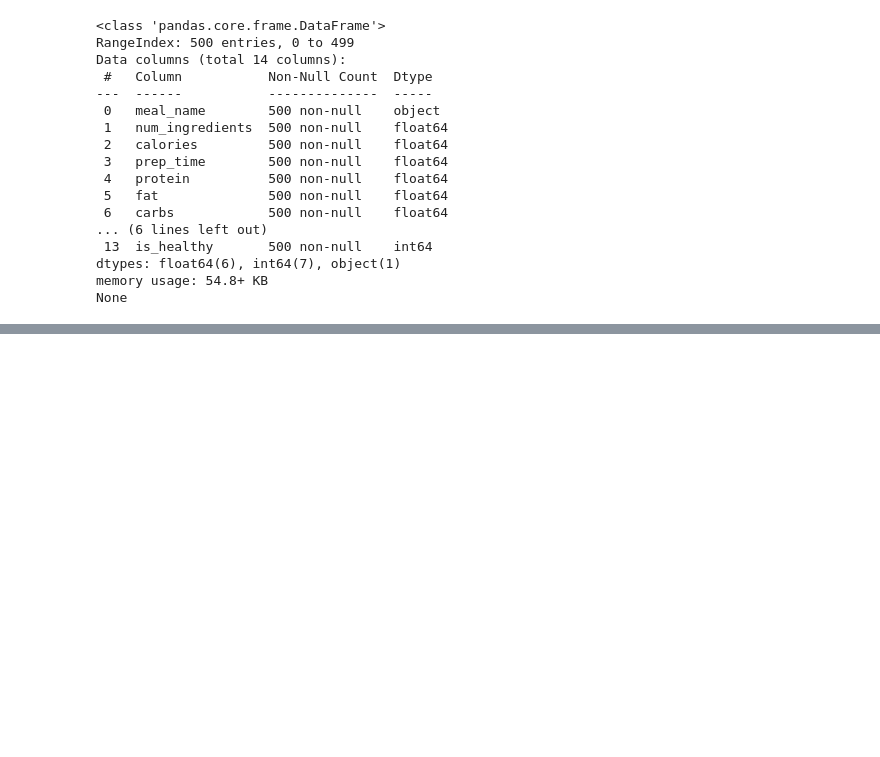
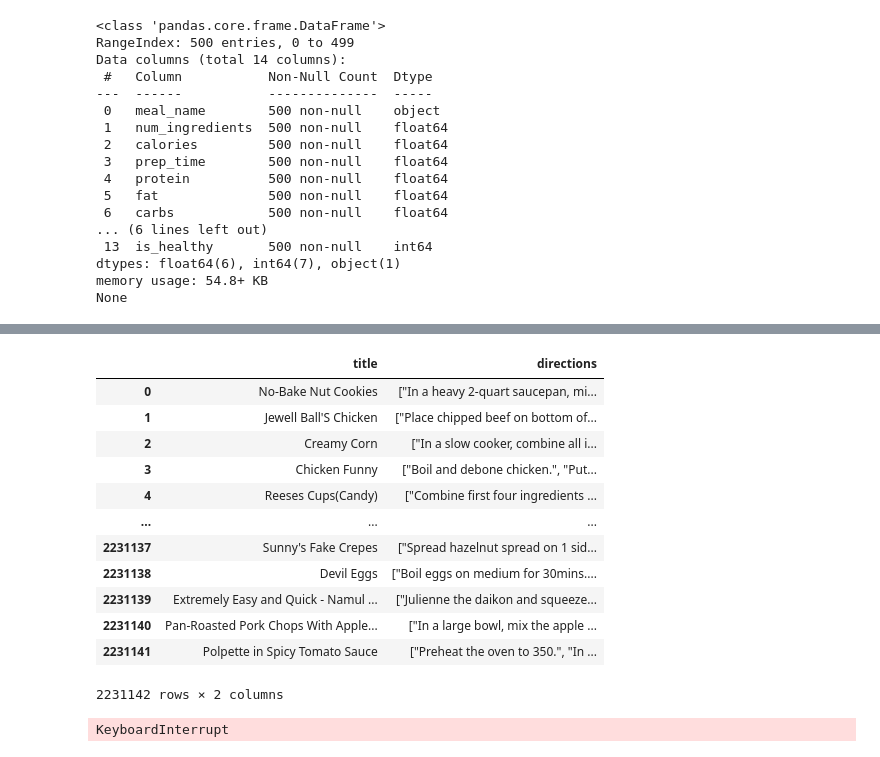
Before and after one commit to barbosa-wellington/AI-Planning-D-APP, a Jupyter notebook: ai_pipeline/notebooks/EDA-Data.ipynb, the cells around one changed output, grey strips where cells are left out. Saved outputs shown, nothing was run; the diff lists cells and outputs as text; code cells hidden in the pictures; blank space fills up the shorter version.

```diff
--- a/ai_pipeline/notebooks/EDA-Data.ipynb
+++ b/ai_pipeline/notebooks/EDA-Data.ipynb
@@ -125,0 +221,16 @@ df_meal_plans.head(10)
+# %%
+df_recipes_NGL[['title','directions']]
+# %% [output]
+|  | title | directions |
+| 0 | No-Bake Nut Cookies | ["In a heavy 2-quart saucepan, mi... |
+| 1 | Jewell Ball'S Chicken | ["Place chipped beef on bottom of... |
+| 2 | Creamy Corn | ["In a slow cooker, combine all i... |
+| 3 | Chicken Funny | ["Boil and debone chicken.", "Put... |
+| 4 | Reeses Cups(Candy) | ["Combine first four ingredients ... |
+| ... | ... | ... |
+| 2231137 | Sunny's Fake Crepes | ["Spread hazelnut spread on 1 sid... |
+| 2231138 | Devil Eggs | ["Boil eggs on medium for 30mins.... |
+| 2231139 | Extremely Easy and Quick - Namul ... | ["Julienne the daikon and squeeze... |
+| 2231140 | Pan-Roasted Pork Chops With Apple... | ["In a large bowl, mix the apple ... |
+| 2231141 | Polpette in Spicy Tomato Sauce | ["Preheat the oven to 350.", "In ... |
+2231142 rows × 2 columns
@@ -125,0 +251,6 @@ df_meal_plans.head(10)
+# %%
+df = df_recipes_NGL.apply(create_rec_string_col, axis=1)
+df = df.filter(['rec_string'])
+df
+# %% [output]
+KeyboardInterrupt
```
Also changed, not shown: parts of 12 cells of this notebook.
